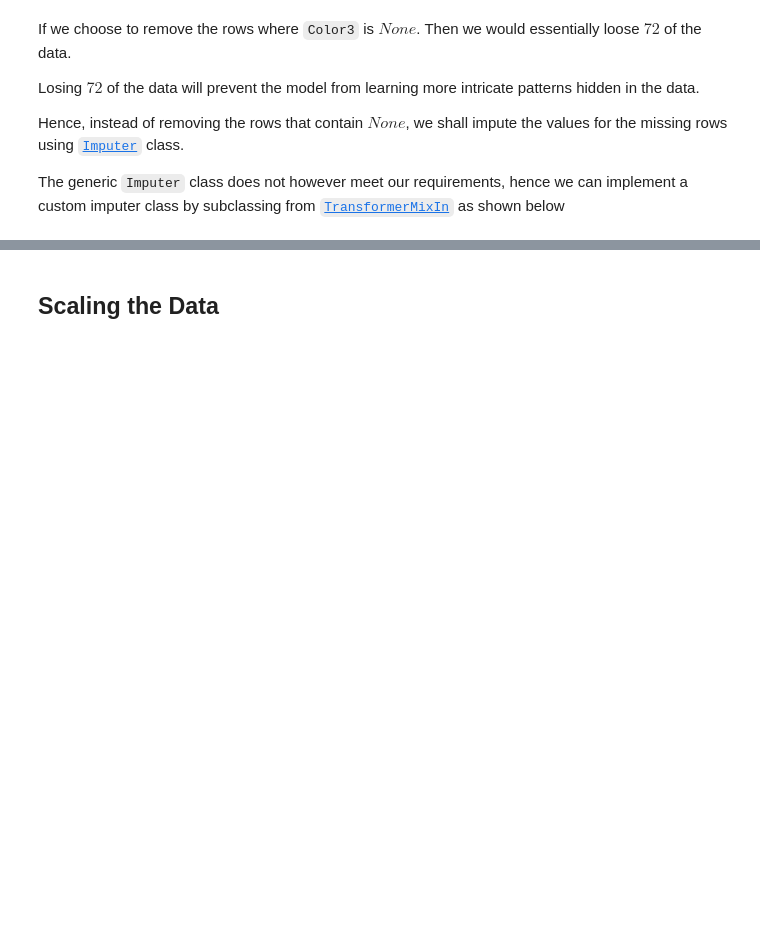
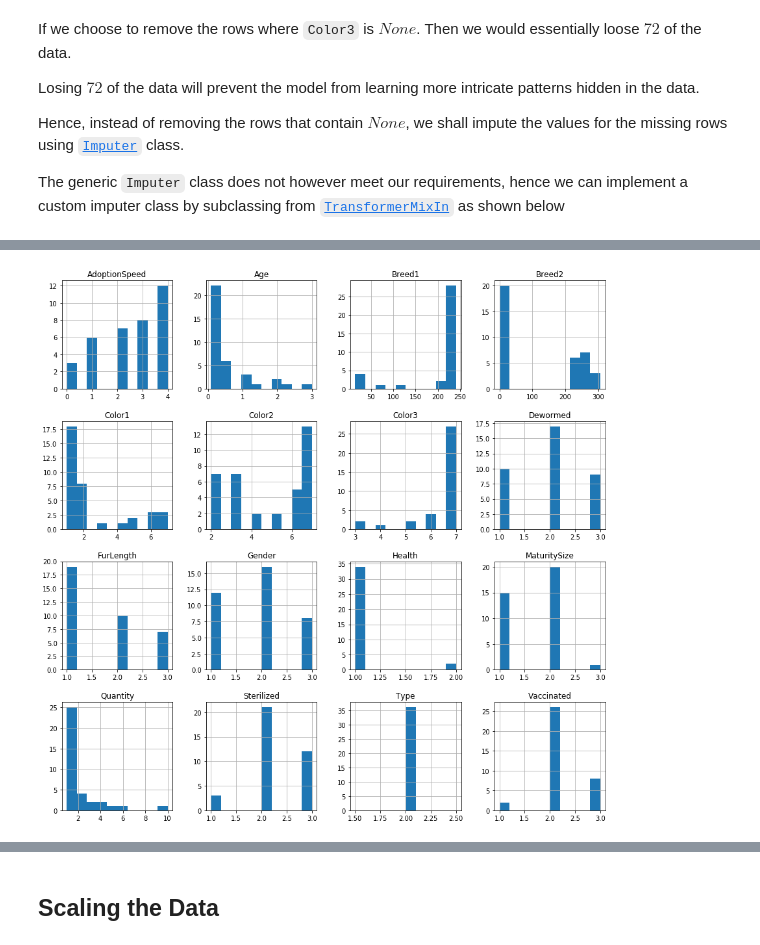
Before and after one commit to maheshbabugorantla/PetAdoption-Prediction, a Jupyter notebook: Kaggle-Notebook.ipynb, the cells around one changed output, grey strips where cells are left out. Drawn from its saved outputs; the diff is of its cells as text; code cells hidden in the pictures; blank space fills up the shorter version.

```diff
--- a/Kaggle-Notebook.ipynb
+++ b/Kaggle-Notebook.ipynb
@@ -388,0 +394,4 @@ dtype: int64
+# %%
+dog_breeds_ = dog_breeds[dog_breeds['Type'] == 2].hist(figsize=(15, 15))
+# %% [output]
+[figure, added]
```
Also changed, not shown: parts of 9 cells of this notebook.
